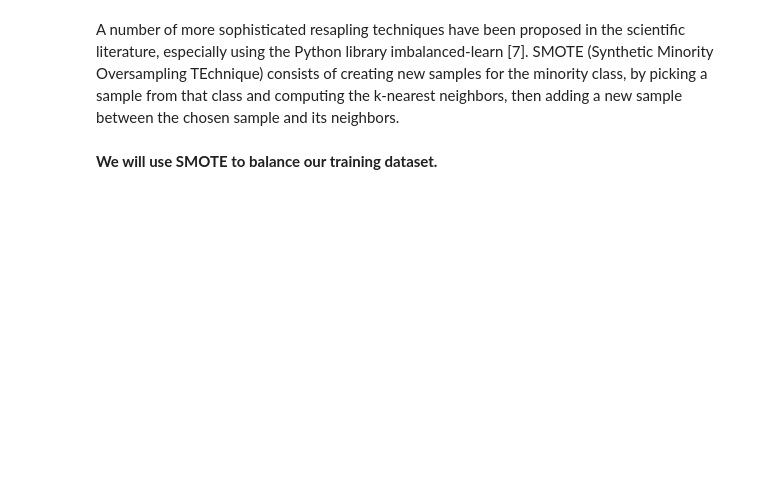
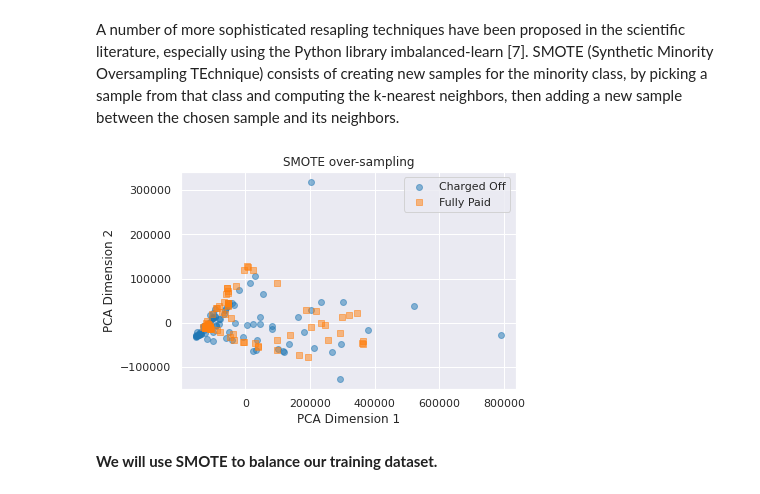
Before and after one commit to Shiqing-Du/BDML, a Jupyter notebook: LC Models.ipynb, the cells around one changed output. Saved outputs shown, nothing was run; the diff lists cells and outputs as text; code cells hidden in the pictures; blank space fills up the shorter version.

```diff
--- a/LC Models.ipynb
+++ b/LC Models.ipynb
@@ -416,10 +452,12 @@ plot_2d_space(X_train_subset_ros, y_train_subset_ros, 'Random over-sampling')
 # %% [markdown]
 A number of more sophisticated resapling techniques have been proposed in the scientific literature, especially using the Python library imbalanced-learn [7]. SMOTE (Synthetic Minority Oversampling TEchnique) consists of creating new samples for the minority class, by picking a sample from that class and computing the k-nearest neighbors, then adding a new sample between the chosen sample and its neighbors.
 # %%
-smote = SMOTE(ratio='minority')
-X_train_subset_sm, y_train_subset_sm = smote.fit_sample(X_train_subset, y_train_subset)
+smote = SMOTE(sampling_strategy='minority')
+X_train_subset_sm, y_train_subset_sm = smote.fit_resample(X_train_subset, y_train_subset)
 
 plot_2d_space(X_train_subset_sm, y_train_subset_sm, 'SMOTE over-sampling')
+# %% [output]
+[figure, added]
 # %% [markdown]
 **We will use SMOTE to balance our training dataset.**
 # %%
```
Also changed, not shown: parts of 30 cells of this notebook.
